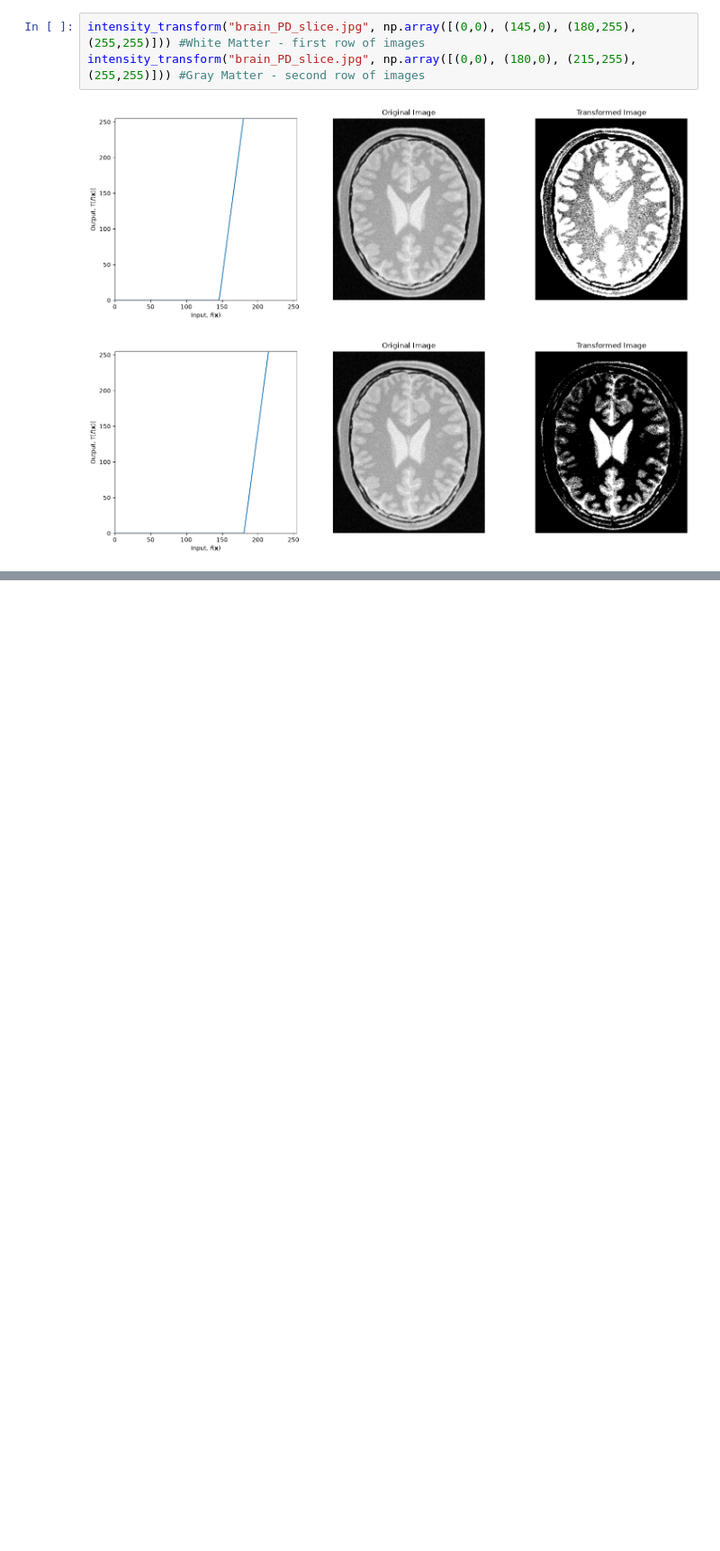
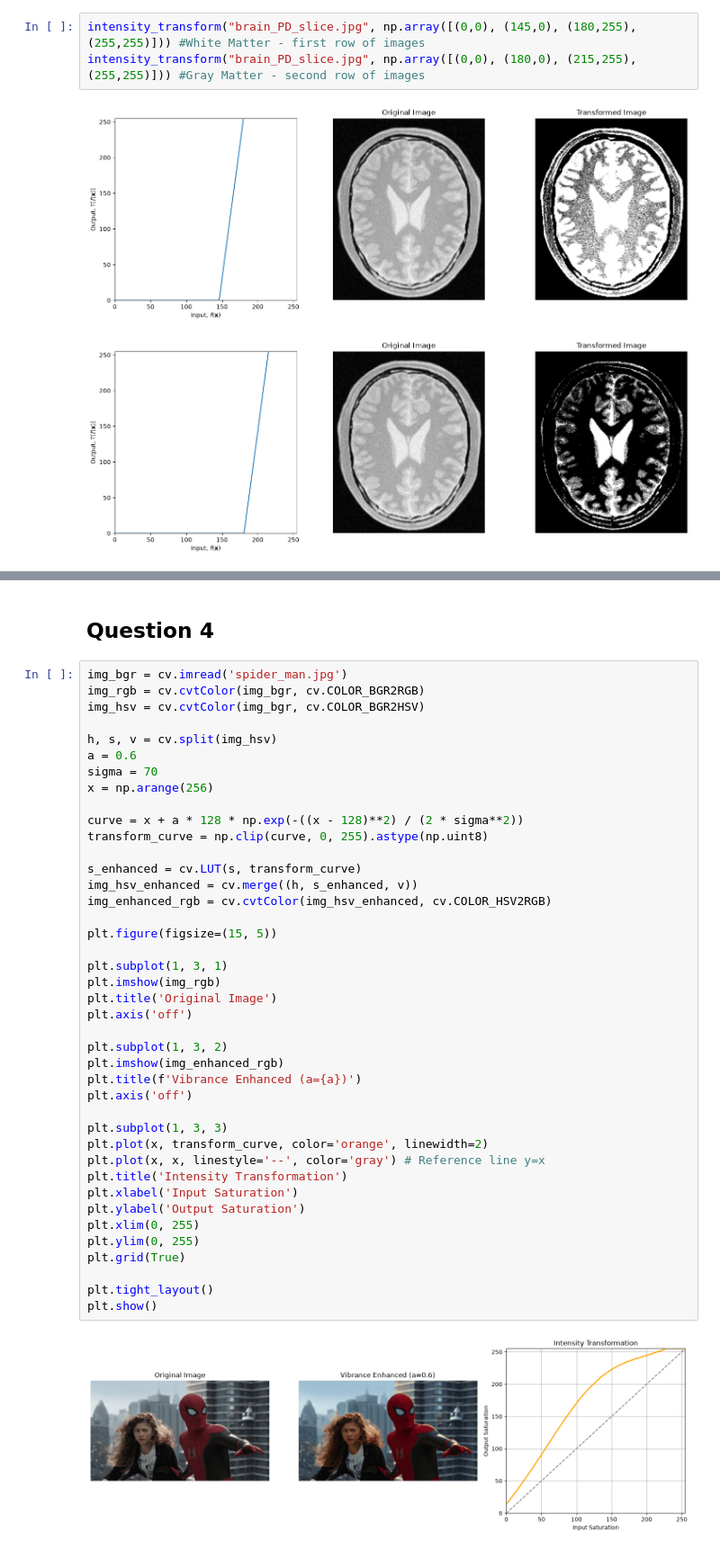
Before and after one commit to BashithaAnthony/EN3160-Assignment-1-on-Intensity-Transformations-and-Neighborhood-Filtering, a Jupyter notebook: Answer_book.ipynb, the cells around one changed output, grey strips where cells are left out. Shown at 90% size. Cells and saved outputs as stored; diff of their text form; blank space fills up the shorter version.

Commit message:
Question 4 is done

```diff
--- a/Answer_book.ipynb
+++ b/Answer_book.ipynb
@@ -94,0 +136,45 @@ In this question, L, a and b planes are lightness, Green-Red Axis and Blue-Yello
+# %% [markdown]
+<h2 align="left">Question 4</h2>
+# %%
+img_bgr = cv.imread('spider_man.jpg')
+img_rgb = cv.cvtColor(img_bgr, cv.COLOR_BGR2RGB)
+img_hsv = cv.cvtColor(img_bgr, cv.COLOR_BGR2HSV)
+
+h, s, v = cv.split(img_hsv)
+a = 0.6
+sigma = 70
+x = np.arange(256)
+
+curve = x + a * 128 * np.exp(-((x - 128)**2) / (2 * sigma**2))
+transform_curve = np.clip(curve, 0, 255).astype(np.uint8)
+
+s_enhanced = cv.LUT(s, transform_curve)
+img_hsv_enhanced = cv.merge((h, s_enhanced, v))
+img_enhanced_rgb = cv.cvtColor(img_hsv_enhanced, cv.COLOR_HSV2RGB)
+
+plt.figure(figsize=(15, 5))
+
+plt.subplot(1, 3, 1)
+plt.imshow(img_rgb)
+plt.title('Original Image')
+plt.axis('off')
+
+plt.subplot(1, 3, 2)
+plt.imshow(img_enhanced_rgb)
+plt.title(f'Vibrance Enhanced (a={a})')
+plt.axis('off')
+
+plt.subplot(1, 3, 3)
+plt.plot(x, transform_curve, color='orange', linewidth=2)
+plt.plot(x, x, linestyle='--', color='gray') # Reference line y=x
+plt.title('Intensity Transformation')
+plt.xlabel('Input Saturation')
+plt.ylabel('Output Saturation')
+plt.xlim(0, 255)
+plt.ylim(0, 255)
+plt.grid(True)
+
+plt.tight_layout()
+plt.show()
+# %% [output]
+[figure, added]
```
Also changed, not shown: parts of 2 cells of this notebook.
